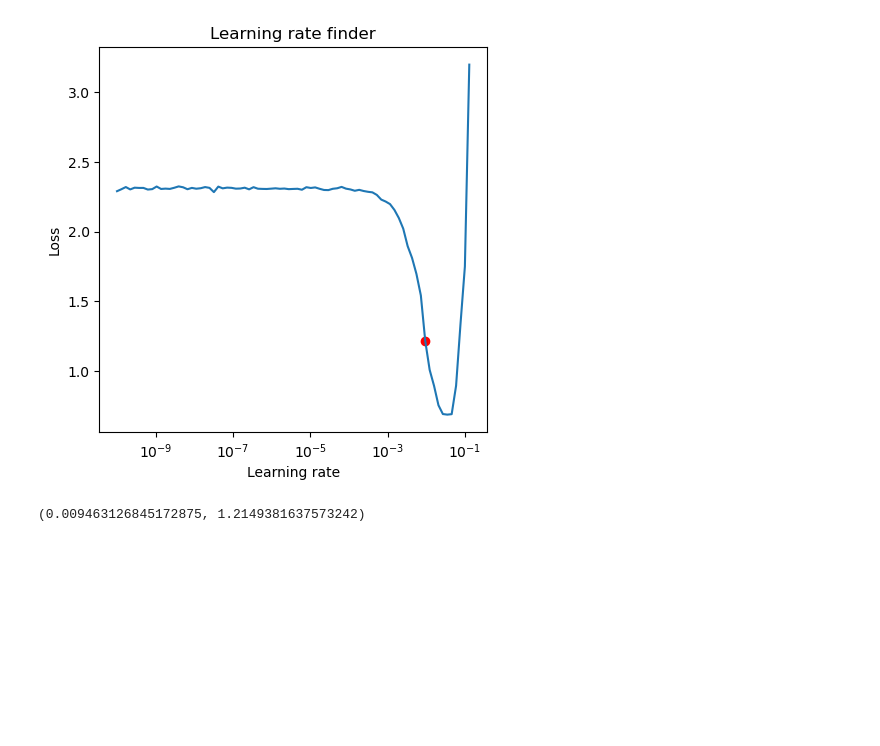
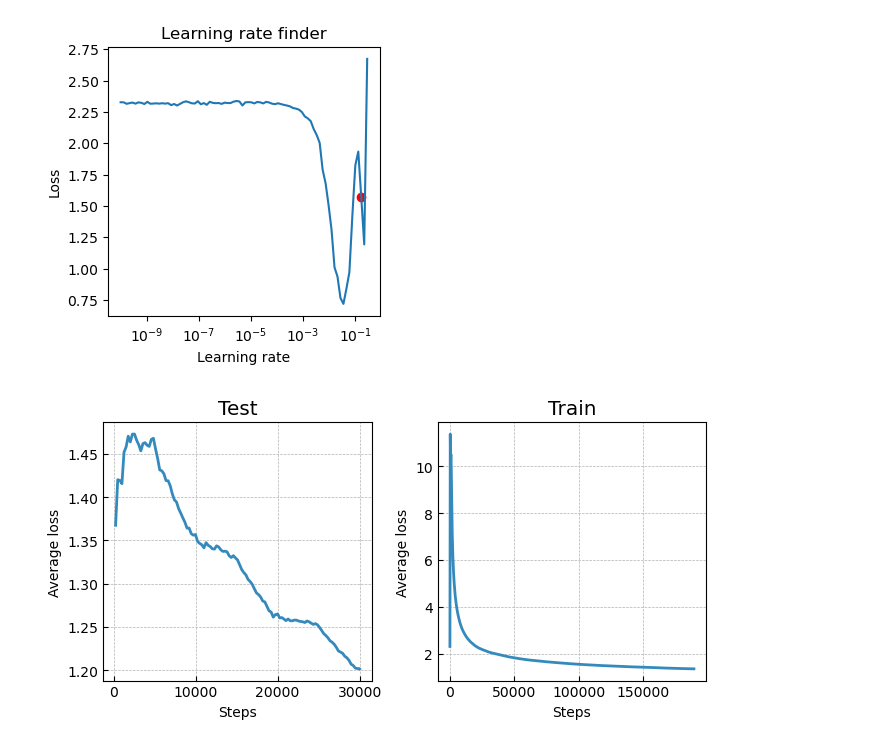
Before and after one commit to jeremyadamsfisher/smol-ai, a Jupyter notebook: examples/smolai-examples.ipynb, the cells around one changed output. Saved outputs shown, nothing was run; the diff lists cells and outputs as text; code cells hidden in the pictures; blank space fills up the shorter version.

Commit message:
✨ Add Lr finder and realtime reporting callbacks

```diff
--- a/examples/smolai-examples.ipynb
+++ b/examples/smolai-examples.ipynb
@@ -34,9 +37,10 @@ lrf = LrFinder()
 # %%
+lrf = LrFinder()
 trainer = Trainer(
     model=MnistModel(),
     criterion=CrossEntropyLoss(),
     opt_func=torch.optim.AdamW,
-    callbacks=[lrf],
-    lr=1e-10
-).fit(train_dl=train_dl)
+    callbacks=[lrf, Loss],
+).fit(train_dl=train_dl, lr=1e-10)
+lrf.plot()
 # %% [output]
@@ -44,8 +47,15 @@ trainer = Trainer(
+[figure, added]
-# %%
-lrf.plot()
-# %% [output]
-[figure, removed]
-# %%
-lrf.suggest()
-# %% [output]
-(0.009463126845172875, 1.2149381637573242)
+# %%
+trainer = Trainer(
+    model=MnistModel(),
+    criterion=CrossEntropyLoss(),
+    opt_func=torch.optim.AdamW,
+    callbacks=[RealTimeLoss, Loss],
+).fit(
+    train_dl=train_dl,
+    test_dl=test_dl,
+    lr=lrf.suggest().lr,
+    n_epochs=5,
+)
+# %% [output]
+[figure, added]
```
Also changed, not shown: parts of 4 cells of this notebook, 7 other files.
